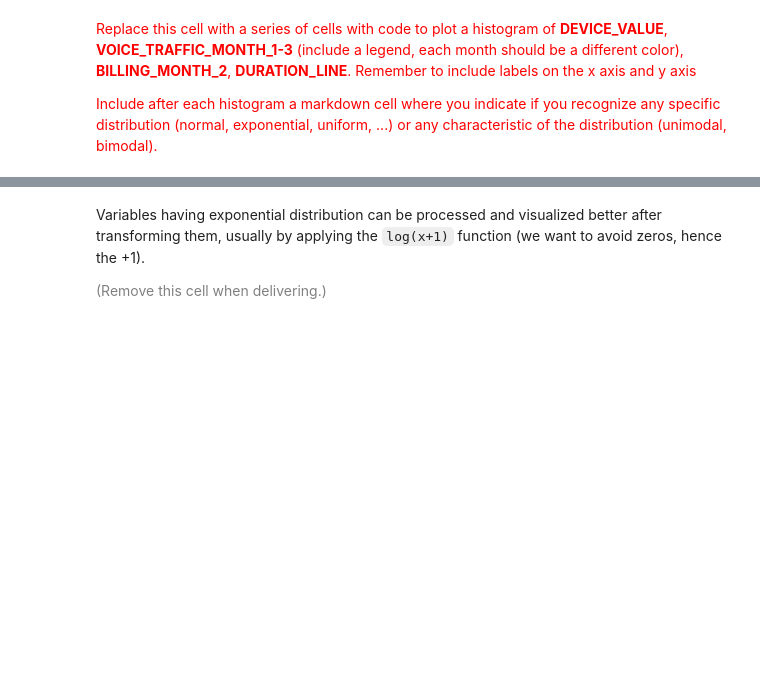
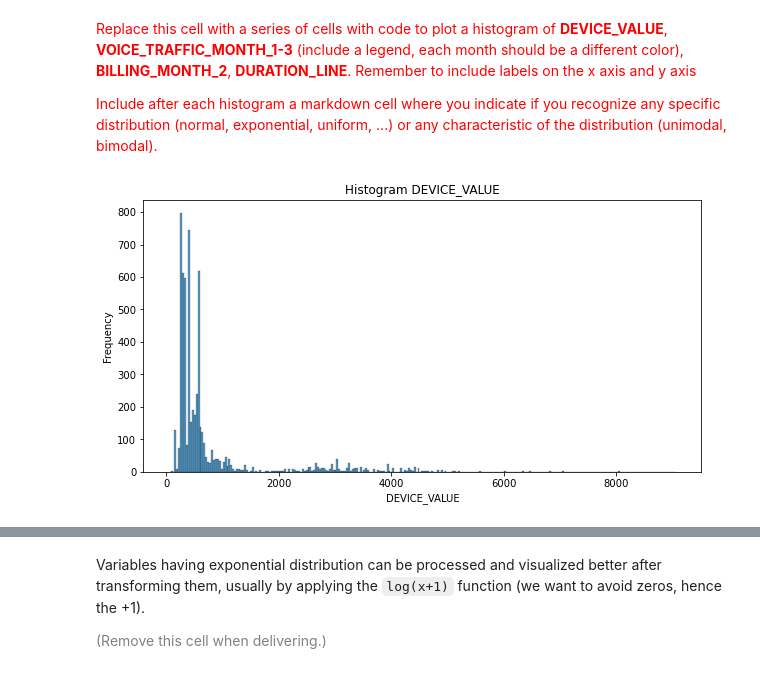
Before and after one commit to BernatQuintilla/data-mining-course, a Jupyter notebook: practicum/ps01_02/ps01_02_data_preparation.ipynb, the cells around one changed output, grey strips where cells are left out. Drawn from its saved outputs; the diff is of its cells as text; code cells hidden in the pictures; blank space fills up the shorter version.

```diff
--- a/practicum/ps01_02/ps01_02_data_preparation.ipynb
+++ b/practicum/ps01_02/ps01_02_data_preparation.ipynb
@@ -310,4 +306,18 @@ TypeError: fillna() got an unexpected keyword argument 'subset'
+# %%
+df02 = df01.copy()
+columns_to_fill = ['DATA_TRAFFIC_MONTH_1', 'DATA_TRAFFIC_MONTH_2', 'DATA_TRAFFIC_MONTH_3',
+                     'DATA_TRAFFIC_MONTH_4', 'DATA_TRAFFIC_MONTH_5', 'DATA_TRAFFIC_MONTH_6',
+                     'VOICE_TRAFFIC_MONTH_1', 'VOICE_TRAFFIC_MONTH_2', 'VOICE_TRAFFIC_MONTH_3',
+                     'VOICE_TRAFFIC_MONTH_4', 'VOICE_TRAFFIC_MONTH_5', 'VOICE_TRAFFIC_MONTH_6',
+                     'BILLING_MONTH_1', 'BILLING_MONTH_2', 'BILLING_MONTH_3',
+                     'BILLING_MONTH_4', 'BILLING_MONTH_5', 'BILLING_MONTH_6',
+                     'DEVICE_COST_MONTH_1', 'DEVICE_COST_MONTH_2', 'DEVICE_COST_MONTH_3',
+                     'DEVICE_COST_MONTH_4', 'DEVICE_COST_MONTH_5', 'DEVICE_COST_MONTH_6']
+df02[columns_to_fill] = df01[columns_to_fill].fillna(value=0)
 # %% [markdown]
 <font size="+1" color="red">If there is no **LINE\_ACTIVATION\_DATE**, we will assume it is equal to **LAST\_DEVICE\_CHANGE**. Replace this cell with code to do that imputation.</font>
+# %%
+df03 = df02.copy()
+df03['LINE_ACTIVATION_DATE'].fillna(df02['LAST_DEVICE_CHANGE'], inplace=True)
 # %% [markdown]
 <font size="+1" color="red">Replace this cell with code to print the header and the first ten rows after this processing</font>
@@ -335,3 +379,13 @@ We will now plot the distributions of some variables and apply some transformati
 <font size="+1" color="red">Replace this cell with a series of cells with code to plot a histogram of **DEVICE\_VALUE**, **VOICE\_TRAFFIC\_MONTH\_1-3** (include a legend, each month should be a different color),  **BILLING\_MONTH\_2**, **DURATION\_LINE**. Remember to include labels on the x axis and y axis</font>
 
 <font size="+1" color="red">Include after each histogram a markdown cell where you indicate if you recognize any specific distribution (normal, exponential, uniform, ...) or any characteristic of the distribution (unimodal, bimodal).</font>
+# %%
+#Histograma DEVICE_VALUE
+plt.figure(figsize=(10, 5))
+sns.histplot(data=df03, x='DEVICE_VALUE', kde=False)
+plt.xlabel('DEVICE_VALUE')
+plt.ylabel('Frequency')
+plt.title('Histogram DEVICE_VALUE')
+plt.show()
+# %% [output]
+[figure, added]
```
Also changed, not shown: parts of 13 cells of this notebook.
